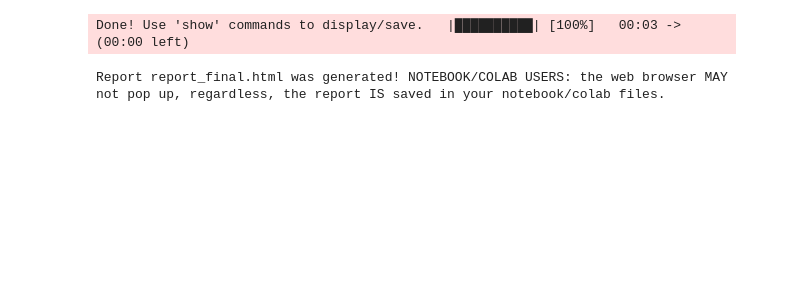
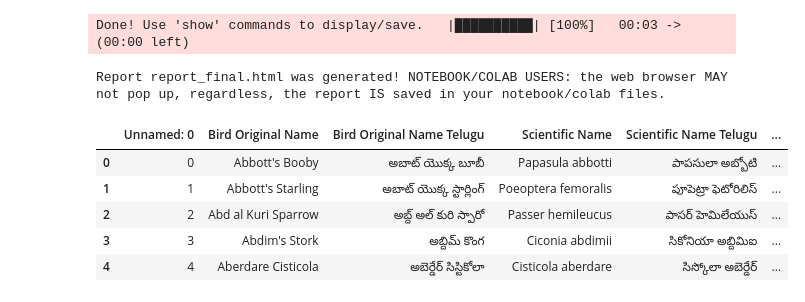
Before and after one commit to Mahanth-Maha/birds, a Jupyter notebook: scrape_wikidata.ipynb, the cells around one changed output. Saved outputs shown, nothing was run; the diff lists cells and outputs as text; code cells hidden in the pictures; blank space fills up the shorter version.

```diff
--- a/scrape_wikidata.ipynb
+++ b/scrape_wikidata.ipynb
@@ -873,3 +873,13 @@ sv.analyze(data).show_html('report_final.html')
 # %% [output]
 Done! Use 'show' commands to display/save.   |██████████| [100%]   00:03 -> (00:00 left)
 Report report_final.html was generated! NOTEBOOK/COLAB USERS: the web browser MAY not pop up, regardless, the report IS saved in your notebook/colab files.
+# %%
+data = pd.read_excel('Dataset_final.xlsx')
+data.head(5)
+# %% [output]
+|  | Unnamed: 0 | Bird Original Name | Bird Original Name Telugu | Scientific Name | Scientific Name Telugu | ... |
+| 0 | 0 | Abbott's Booby | అబాట్ యొక్క బూబీ | Papasula abbotti | పాపసులా అబ్బోటి | ... |
+| 1 | 1 | Abbott's Starling | అబాట్ యొక్క స్టార్లింగ్ | Poeoptera femoralis | పూపెట్రా ఫెటోరిలిస్ | ... |
+| 2 | 2 | Abd al Kuri Sparrow | అబ్ద్ అల్ కురి స్పారో | Passer hemileucus | పాసర్ హెమిలేయుస్ | ... |
+| 3 | 3 | Abdim's Stork | అబ్దిమ్ కొంగ | Ciconia abdimii | సికోనియా అబ్దిమిఐ | ... |
+| 4 | 4 | Aberdare Cisticola | అబెర్డేర్ సిస్టికోలా | Cisticola aberdare | సిస్కోలా అబెర్డేర్ | ... |
```
Also changed, not shown: 1 other file.
